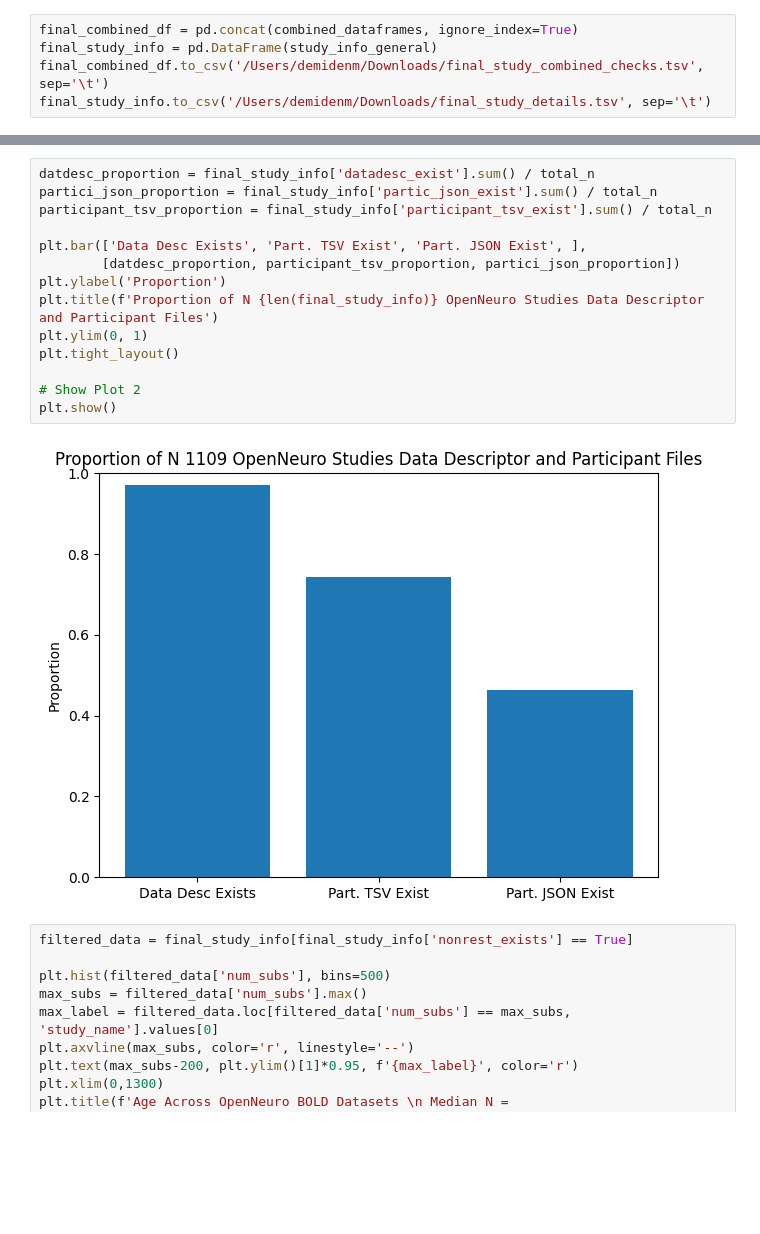
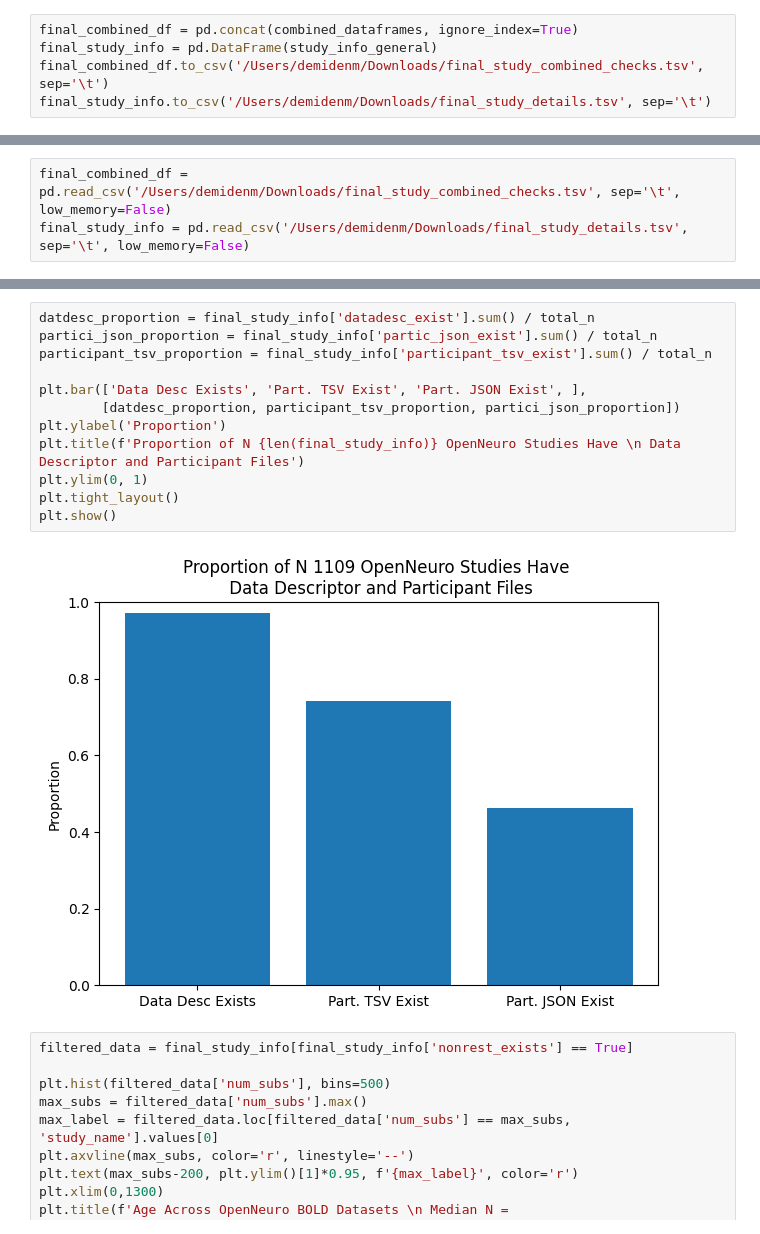
Before and after one commit to demidenm/openneuro_scrub, a Jupyter notebook: scripts/evaluating_files-values.ipynb, the cells around one changed output, grey strips where cells are left out. Saved outputs shown, nothing was run; the diff lists cells and outputs as text; blank space fills up the shorter version.

```diff
--- a/scripts/evaluating_files-values.ipynb
+++ b/scripts/evaluating_files-values.ipynb
@@ -560,3 +563,6 @@ final_study_info.to_csv('/Users/demidenm/Downloads/final_study_details.tsv', sep
+# %%
+final_combined_df = pd.read_csv('/Users/demidenm/Downloads/final_study_combined_checks.tsv', sep='\t', low_memory=False)
+final_study_info = pd.read_csv('/Users/demidenm/Downloads/final_study_details.tsv', sep='\t', low_memory=False)
 # %%
 final_study_info.columns
 # %% [output]
@@ -588,19 +594,17 @@ plt.show()
 # %%
 datdesc_proportion = final_study_info['datadesc_exist'].sum() / total_n
 partici_json_proportion = final_study_info['partic_json_exist'].sum() / total_n
 participant_tsv_proportion = final_study_info['participant_tsv_exist'].sum() / total_n
 
 plt.bar(['Data Desc Exists', 'Part. TSV Exist', 'Part. JSON Exist', ],
         [datdesc_proportion, participant_tsv_proportion, partici_json_proportion])
 plt.ylabel('Proportion')
-plt.title(f'Proportion of N {len(final_study_info)} OpenNeuro Studies Data Descriptor and Participant Files')
+plt.title(f'Proportion of N {len(final_study_info)} OpenNeuro Studies Have \n Data Descriptor and Participant Files')
 plt.ylim(0, 1)
 plt.tight_layout()
-
-# Show Plot 2
 plt.show()
 # %% [output]
-[figure, old version]
+[figure, new version]
 # %%
 filtered_data = final_study_info[final_study_info['nonrest_exists'] == True]
 
```
Also changed, not shown: parts of 15 cells of this notebook.
